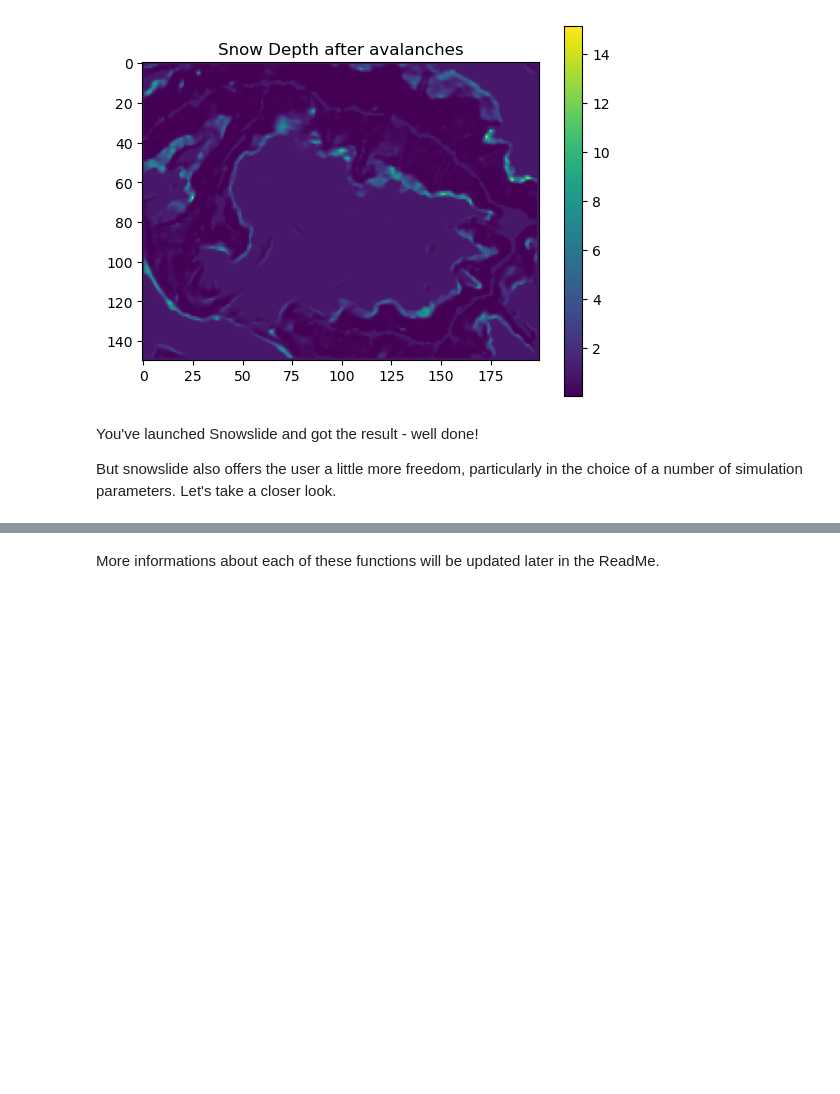
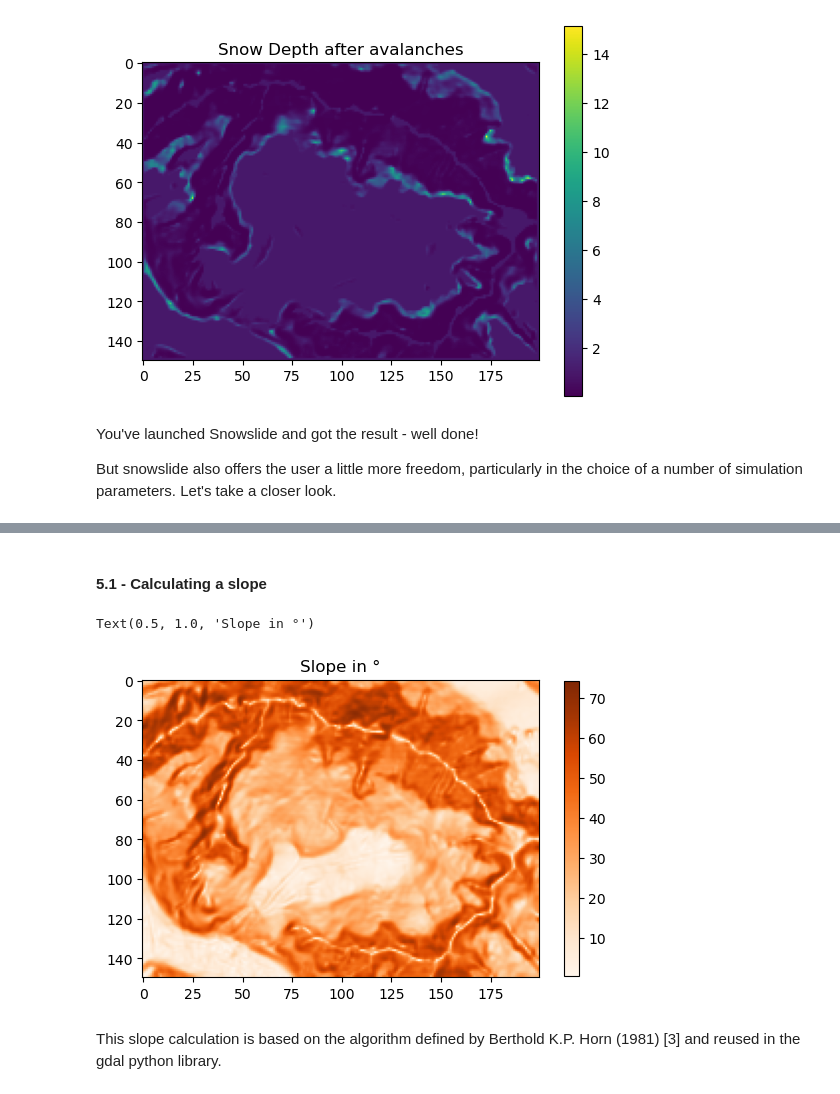
Before and after one commit to OGGM/Snowslide, a Jupyter notebook: example/How_to_use_snowslide.ipynb, the cells around one changed output, grey strips where cells are left out. Cells and saved outputs as stored; diff of their text form; code cells hidden in the pictures; blank space fills up the shorter version.

```diff
--- a/example/How_to_use_snowslide.ipynb
+++ b/example/How_to_use_snowslide.ipynb
@@ -145 +153,3 @@ As an example you can calculate the slope of a DEM very easily.
+# %% [markdown]
+#### 5.1 - Calculating a slope
 # %%
@@ -152,7 +159,10 @@ dem_slope = slope(dem,resolution[0],resolution[1],compute_edges=True)
 # %%
 # Plotting code
 plt.imshow(dem_slope,cmap='Oranges')
-plt.colorbar()
+plt.colorbar(shrink=0.8)
 plt.title('Slope in °')
+# %% [output]
+Text(0.5, 1.0, 'Slope in °')
+[figure, added]
-# %% [markdown]
-More informations about each of these functions will be updated later in the ReadMe.
+# %% [markdown]
+This slope calculation is based on the algorithm defined by Berthold K.P. Horn (1981) [3] and reused in the gdal python library.
```
Also changed, not shown: parts of 29 cells of this notebook, 8 other files.
